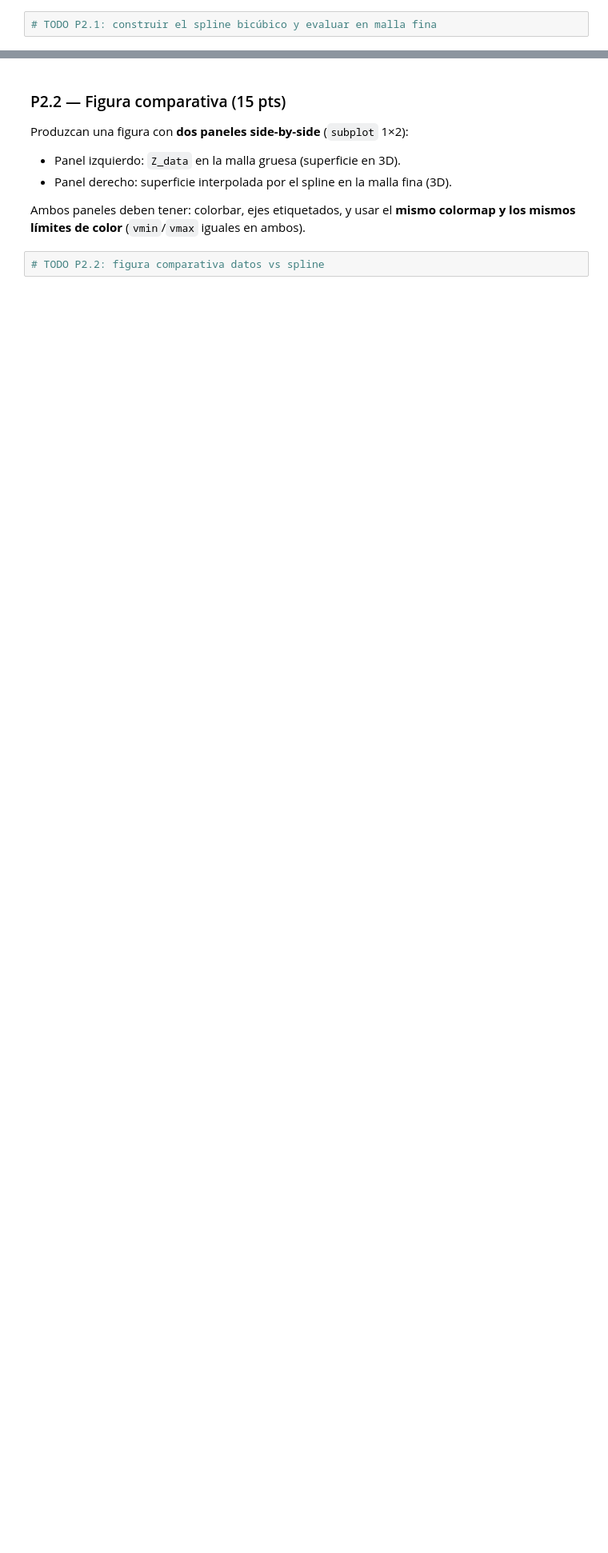
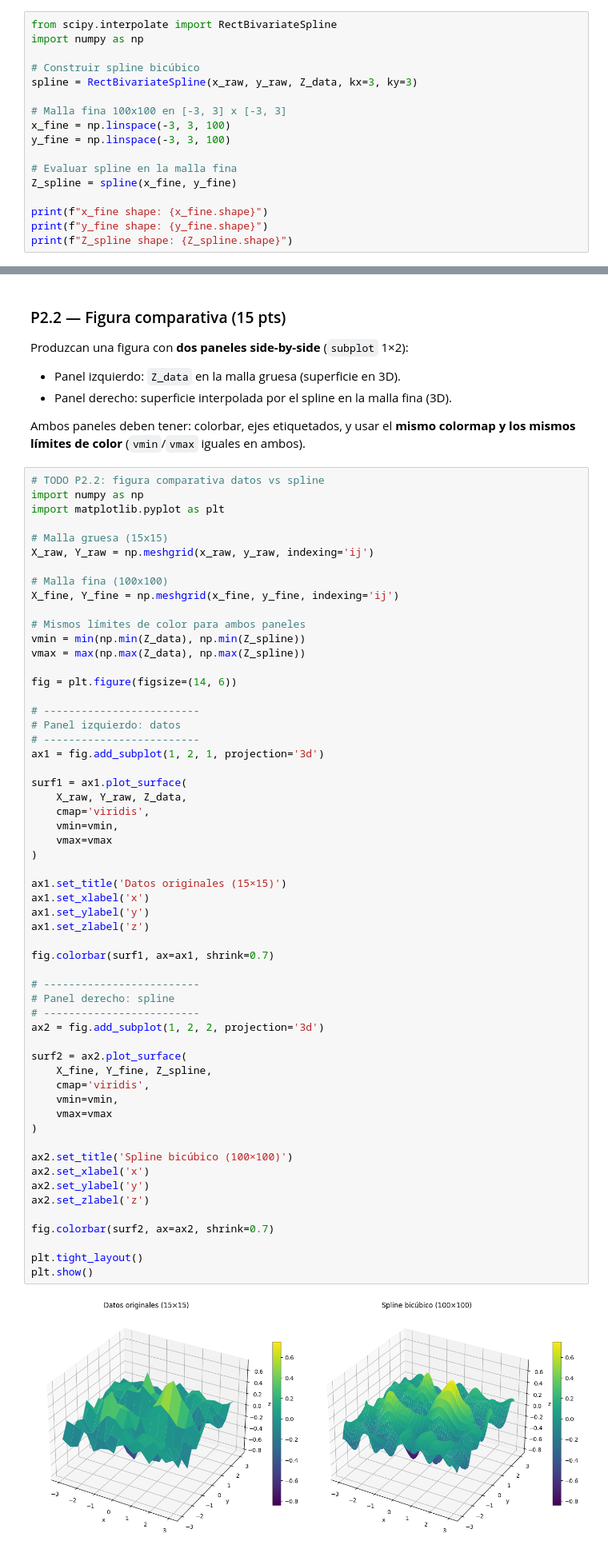
Before and after one commit to manubastidas/programacionCientifica, a Jupyter notebook: Evaluacion/londono_serna_evaluacion1.ipynb, the cells around one changed output, grey strips where cells are left out. Shown at 80% size. Cells and saved outputs as stored; diff of their text form; blank space fills up the shorter version.

Commit message:
Add files via upload
add: interpolacion spline y ajuste LS

```diff
--- a/Evaluacion/londono_serna_evaluacion1.ipynb
+++ b/Evaluacion/londono_serna_evaluacion1.ipynb
@@ -170,4 +170,19 @@ Usen `RectBivariateSpline` de `scipy.interpolate` para construir un spline bicú
 
 Construyan el spline con `kx=3, ky=3` y evalúenlo en una malla fina de **100×100 puntos** en $[-3,3]\times[-3,3]$.
 # %%
-# TODO P2.1: construir el spline bicúbico y evaluar en malla fina
+from scipy.interpolate import RectBivariateSpline
+import numpy as np
+
+# Construir spline bicúbico
+spline = RectBivariateSpline(x_raw, y_raw, Z_data, kx=3, ky=3)
+
+# Malla fina 100x100 en [-3, 3] x [-3, 3]
+x_fine = np.linspace(-3, 3, 100)
+y_fine = np.linspace(-3, 3, 100)
+
+# Evaluar spline en la malla fina
+Z_spline = spline(x_fine, y_fine)
+
+print(f"x_fine shape: {x_fine.shape}")
+print(f"y_fine shape: {y_fine.shape}")
+print(f"Z_spline shape: {Z_spline.shape}")
@@ -181,6 +200,63 @@ Produzcan una figura con **dos paneles side-by-side** (`subplot` 1×2):
 Ambos paneles deben tener: colorbar, ejes etiquetados, y usar el **mismo colormap y los mismos límites de color** (`vmin`/`vmax` iguales en ambos).
 # %%
 # TODO P2.2: figura comparativa datos vs spline
+import numpy as np
+import matplotlib.pyplot as plt
+
+# Malla gruesa (15x15)
+X_raw, Y_raw = np.meshgrid(x_raw, y_raw, indexing='ij')
+
+# Malla fina (100x100)
+X_fine, Y_fine = np.meshgrid(x_fine, y_fine, indexing='ij')
+
+# Mismos límites de color para ambos paneles
+vmin = min(np.min(Z_data), np.min(Z_spline))
+vmax = max(np.max(Z_data), np.max(Z_spline))
+
+fig = plt.figure(figsize=(14, 6))
+
+# -------------------------
+# Panel izquierdo: datos
+# -------------------------
+ax1 = fig.add_subplot(1, 2, 1, projection='3d')
+
+surf1 = ax1.plot_surface(
+    X_raw, Y_raw, Z_data,
+    cmap='viridis',
+    vmin=vmin,
+    vmax=vmax
+)
+
+ax1.set_title('Datos originales (15×15)')
+ax1.set_xlabel('x')
+ax1.set_ylabel('y')
+ax1.set_zlabel('z')
+
+fig.colorbar(surf1, ax=ax1, shrink=0.7)
+
+# -------------------------
+# Panel derecho: spline
+# -------------------------
+ax2 = fig.add_subplot(1, 2, 2, projection='3d')
+
+surf2 = ax2.plot_surface(
+    X_fine, Y_fine, Z_spline,
+    cmap='viridis',
+    vmin=vmin,
+    vmax=vmax
+)
+
+ax2.set_title('Spline bicúbico (100×100)')
+ax2.set_xlabel('x')
+ax2.set_ylabel('y')
+ax2.set_zlabel('z')
+
+fig.colorbar(surf2, ax=ax2, shrink=0.7)
+
+plt.tight_layout()
+plt.show()
+# %% [output]
+[figure, added]
 # %% [markdown]
 ---
 ## P3 — Ajuste por mínimos cuadrados (20 pts)
```
Also changed, not shown: parts of 3 cells of this notebook.
